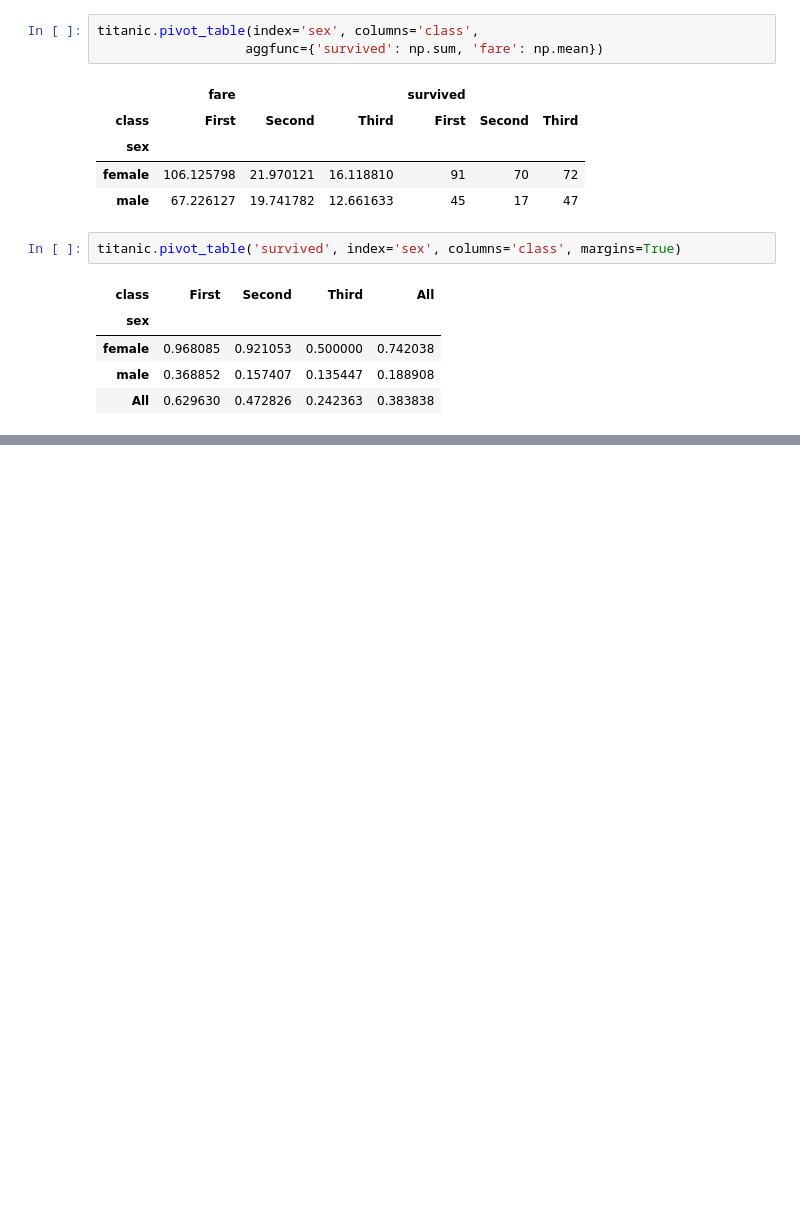
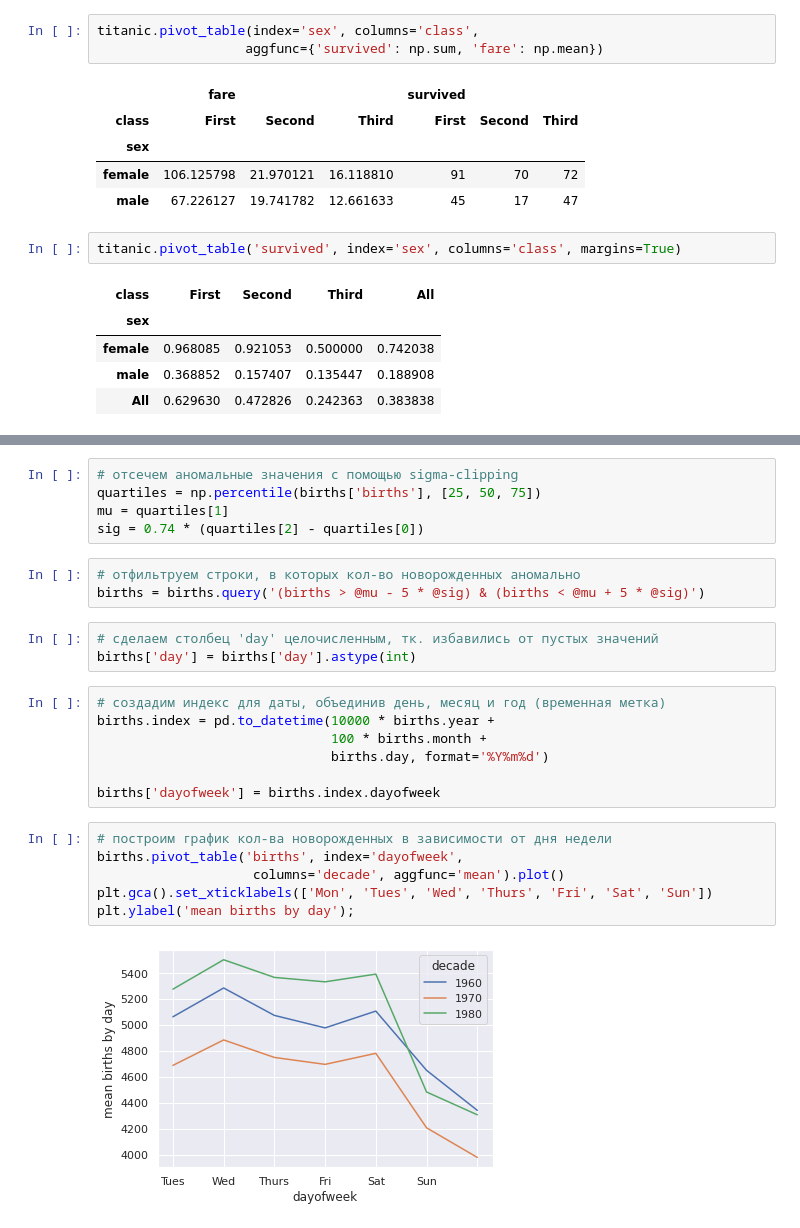
Before and after one commit to KonstantinKlepikov/all-python-ml-learning, a Jupyter notebook: pandas-learning.ipynb, the cells around one changed output, grey strips where cells are left out. Drawn from its saved outputs; the diff is of its cells as text; blank space fills up the shorter version.

```diff
--- a/pandas-learning.ipynb
+++ b/pandas-learning.ipynb
@@ -2367,0 +2403,26 @@ titanic.pivot_table('survived', index='sex', columns='class', margins=True)
+# %%
+# отсечем аномальные значения с помощью sigma-clipping
+quartiles = np.percentile(births['births'], [25, 50, 75])
+mu = quartiles[1]
+sig = 0.74 * (quartiles[2] - quartiles[0])
+# %%
+# отфильтруем строки, в которых кол-во новорожденных аномально
+births = births.query('(births > @mu - 5 * @sig) & (births < @mu + 5 * @sig)')
+# %%
+# сделаем столбец 'day' целочисленным, тк. избавились от пустых значений
+births['day'] = births['day'].astype(int)
+# %%
+# создадим индекс для даты, объединив день, месяц и год (временная метка)
+births.index = pd.to_datetime(10000 * births.year +
+                              100 * births.month +
+                              births.day, format='%Y%m%d')
+
+births['dayofweek'] = births.index.dayofweek
+# %%
+# построим график кол-ва новорожденных в зависимости от дня недели
+births.pivot_table('births', index='dayofweek',
+                    columns='decade', aggfunc='mean').plot()
+plt.gca().set_xticklabels(['Mon', 'Tues', 'Wed', 'Thurs', 'Fri', 'Sat', 'Sun'])
+plt.ylabel('mean births by day');
+# %% [output]
+[figure, added]
```
Also changed, not shown: parts of 8 cells of this notebook, 1 other file.
